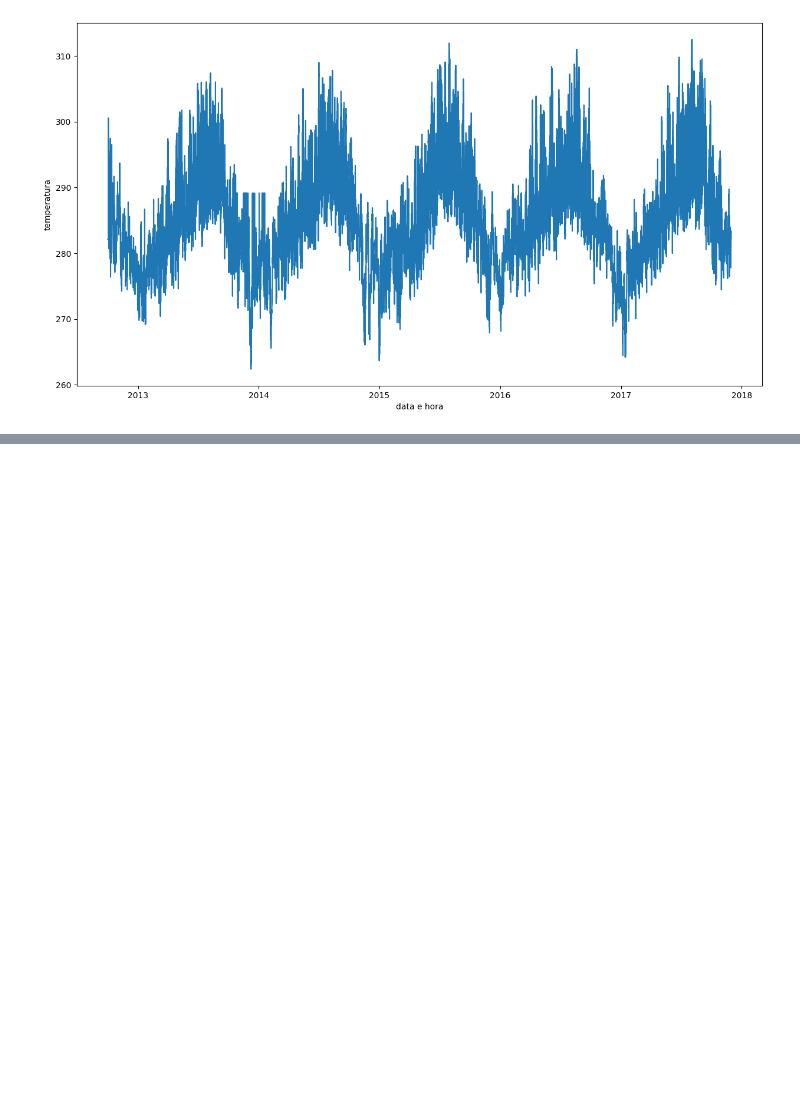
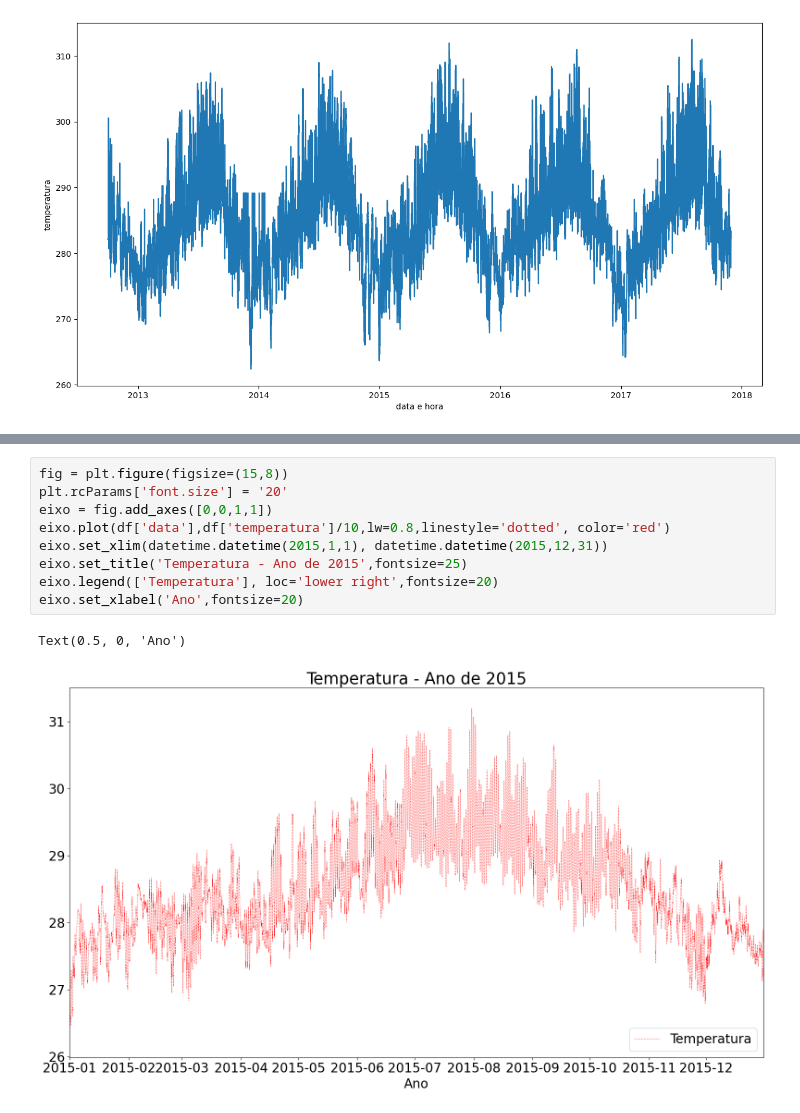
Before and after one commit to Willian-Walace/IABD-25-WILLIAN, a Jupyter notebook: AULA3/base_dado.ipynb, the cells around one changed output, grey strips where cells are left out. Cells and saved outputs as stored; diff of their text form; blank space fills up the shorter version.

```diff
--- a/AULA3/base_dado.ipynb
+++ b/AULA3/base_dado.ipynb
@@ -53,0 +54,12 @@ Text(0, 0.5, 'Temperatura')
+# %%
+fig = plt.figure(figsize=(15,8))
+plt.rcParams['font.size'] = '20'
+eixo = fig.add_axes([0,0,1,1])
+eixo.plot(df['data'],df['temperatura']/10,lw=0.8,linestyle='dotted', color='red')
+eixo.set_xlim(datetime.datetime(2015,1,1), datetime.datetime(2015,12,31))
+eixo.set_title('Temperatura - Ano de 2015',fontsize=25)
+eixo.legend(['Temperatura'], loc='lower right',fontsize=20)
+eixo.set_xlabel('Ano',fontsize=20)
+# %% [output]
+Text(0.5, 0, 'Ano')
+[figure, added]
```
Also changed, not shown: parts of 1 cell of this notebook.
